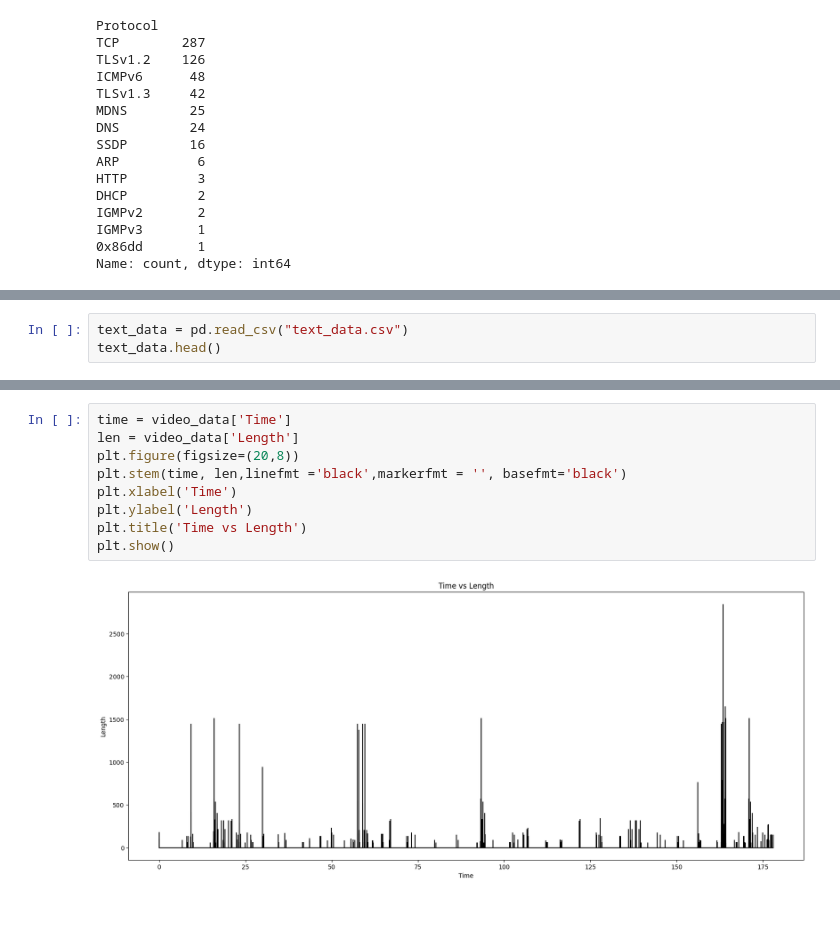
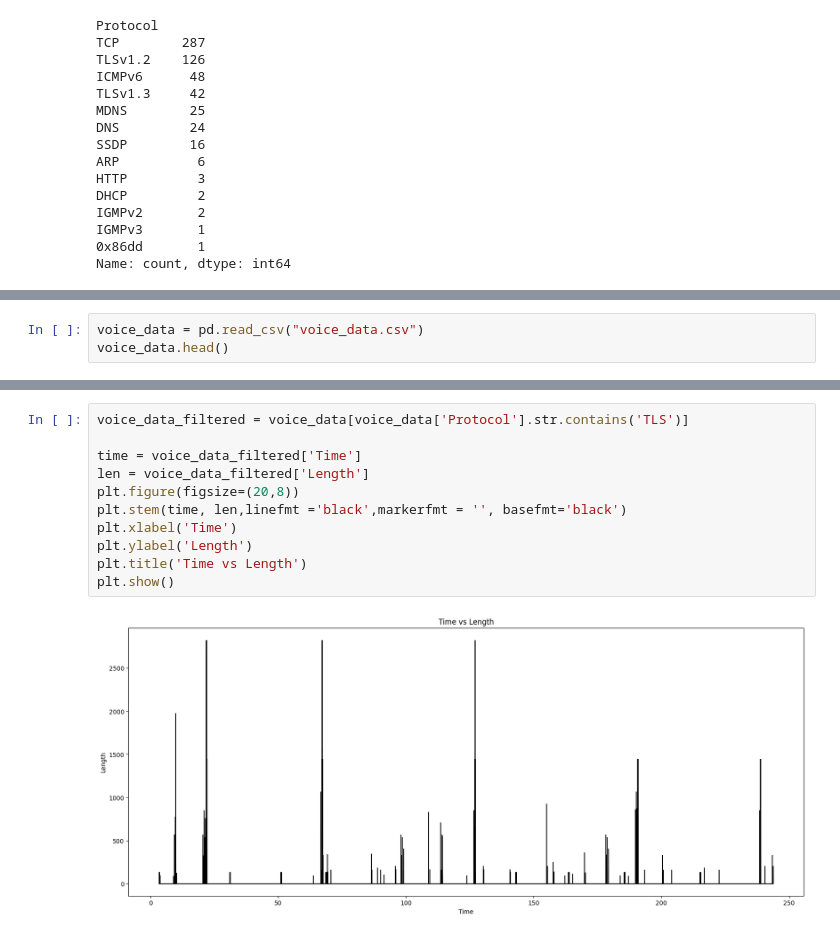
Before and after one commit to NoaAmichai/Computer_networks_final_project, a Jupyter notebook: project.ipynb, the cells around one changed output, grey strips where cells are left out. Cells and saved outputs as stored; diff of their text form.

```diff
--- a/project.ipynb
+++ b/project.ipynb
@@ -83,4 +92,4 @@ plt.show()
 # %%
-text_data = pd.read_csv("text_data.csv")
-text_data.head()
+voice_data = pd.read_csv("voice_data.csv")
+voice_data.head()
 # %% [output]
@@ -90,11 +118,13 @@ video_data['Protocol'].value_counts()
-# %%
-time = video_data['Time']
-len = video_data['Length']
-plt.figure(figsize=(20,8))
-plt.stem(time, len,linefmt ='black',markerfmt = '', basefmt='black')
-plt.xlabel('Time')
-plt.ylabel('Length')
-plt.title('Time vs Length')
-plt.show()
-# %% [output]
-[figure, removed]
+# %%
+voice_data_filtered = voice_data[voice_data['Protocol'].str.contains('TLS')]
+
+time = voice_data_filtered['Time']
+len = voice_data_filtered['Length']
+plt.figure(figsize=(20,8))
+plt.stem(time, len,linefmt ='black',markerfmt = '', basefmt='black')
+plt.xlabel('Time')
+plt.ylabel('Length')
+plt.title('Time vs Length')
+plt.show()
+# %% [output]
+[figure, added]
```
Also changed, not shown: parts of 13 cells of this notebook, 2 other files.
